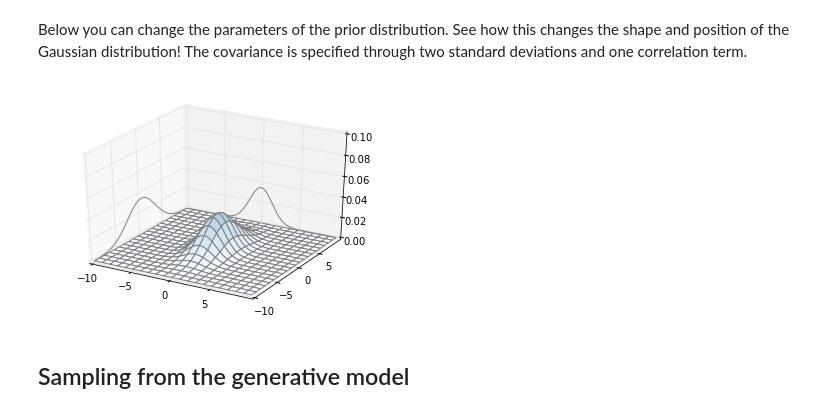
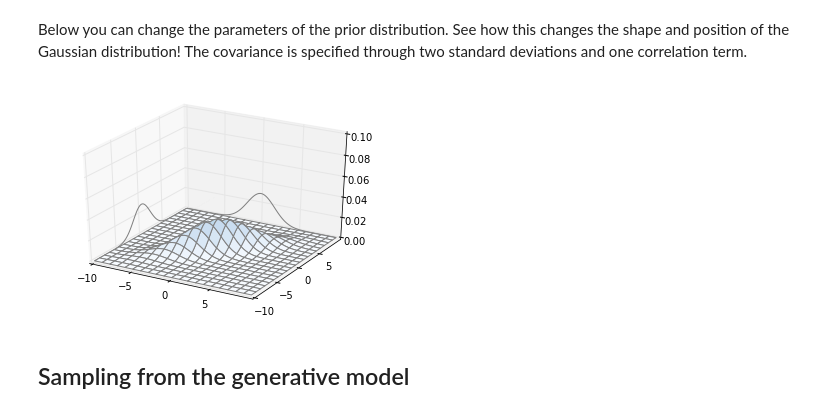
Before and after one commit to sbitzer/BayesTutorial, a Jupyter notebook: GaussInference.ipynb, the cells around one changed output. Cells and saved outputs as stored; diff of their text form; code cells hidden in the pictures.

```diff
--- a/GaussInference.ipynb
+++ b/GaussInference.ipynb
@@ -10,0 +33,37 @@ Populating the interactive namespace from numpy and matplotlib
+# %%
+# variance of likelihood
+std = 1.0
+
+# prior parameters
+mu0 = 0.0
+std0 = 1.0
+
+# data point
+ystar = 0.5
+
+# plot the densities
+plt.style.use('bmh')
+xlims = [-5, 5]
+x = np.linspace(xlims[0], xlims[1], 1000)
+fig, axes = plt.subplots(2, 1, sharex=True, sharey=True)
+axes[0].plot(x, stats.norm.pdf(x, loc=mu0, scale=std0), label='prior')
+axes[1].plot(x, stats.norm.pdf(x, loc=mu0, scale=std), label='likelihood|mu0')
+
+stdhat = np.sqrt(1/(1/std**2 + 1/std0**2))
+muhat = stdhat**2 * (ystar / std**2 + mu0 / std0**2)
+
+axes[0].plot(x, stats.norm.pdf(x, loc=muhat, scale=stdhat), label='posterior')
+
+ylims = axes[1].get_ylim()
+ylims = [0, ylims[1] * 1.05]
+axes[1].plot(ystar, ylims[1]*0.04, '*', label='y*')
+
+axes[1].set_ylim(ylims)
+axes[0].set_xlim(xlims)
+
+axes[0].legend(fontsize='x-small')
+axes[1].legend(fontsize='x-small', numpoints=1)
+
+print('mu0 = %4.2f' % mu0)
+print('y*  = %4.2f' % ystar)
+print('mean of posterior = %4.2f' % muhat)
@@ -74,20 +138,20 @@ Below you can change the parameters of the prior distribution. See how this chan
 # %%
 mu0 = np.matrix( [0.0, 0.0] ).transpose()
 
-stdx = 1.5
+stdx = 3
 stdy = 3
-corr = 0
+corr = 0.8
 Sig0 = np.matrix( [[stdx**2, stdx*stdy*corr],[stdx*stdy*corr, stdy**2]] )
 
 # the highest value that should be considered during plotting
 vmax = 0.1
 
 fig = plt.figure()
 ax = fig.add_subplot(111, projection='3d')
 plot2DGauss3D(ax, mu0, Sig0, cmap='Blues', vmax=vmax)
 ax.set_zlim3d([0, vmax]);
 # %% [output]
-[figure, old version]
+[figure, new version]
 # %% [markdown]
 ## Sampling from the generative model
 # %% [markdown]
```
Also changed, not shown: parts of 4 cells of this notebook.
